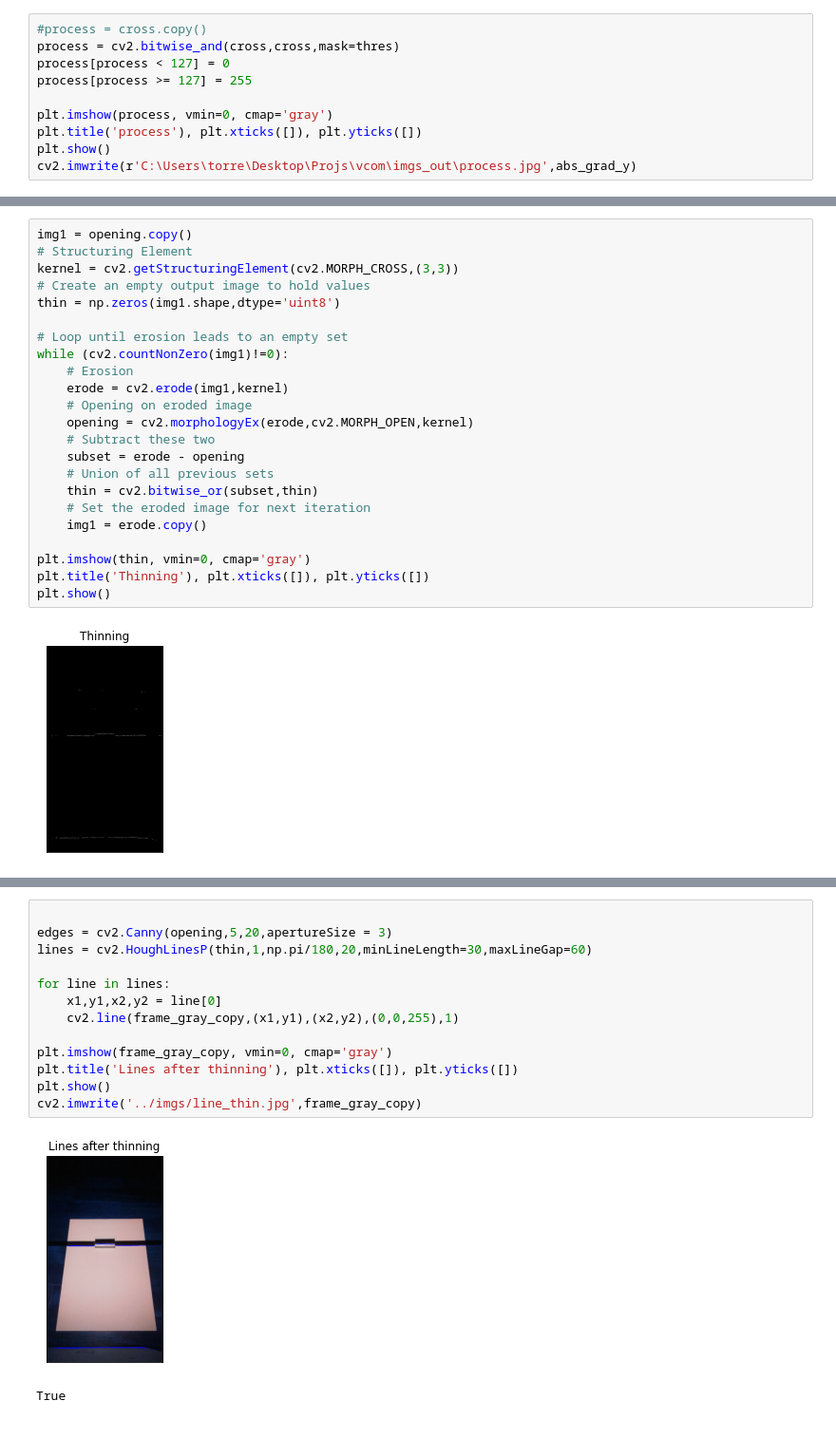
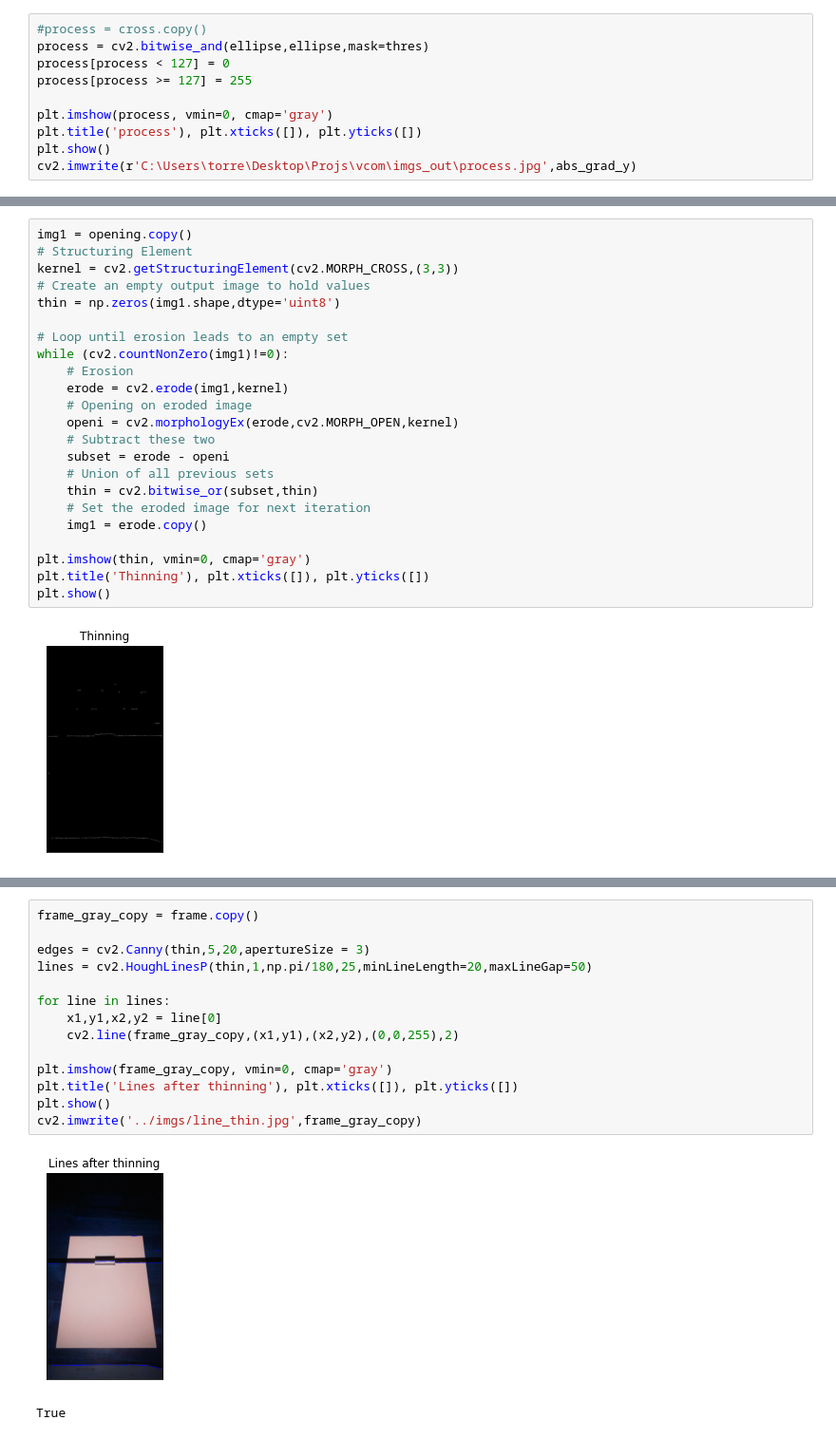
Before and after one commit to JoaoAbelha/VCOM-3D-Data-Acquisition, a Jupyter notebook: src/shadow_clahe.ipynb, the cells around one changed output, grey strips where cells are left out. Shown at 95% size. Saved outputs shown, nothing was run; the diff lists cells and outputs as text.

Commit message:
Improved version of shadow line segmentation

```diff
--- a/src/shadow_clahe.ipynb
+++ b/src/shadow_clahe.ipynb
@@ -92,7 +92,7 @@ plt.show()
 [figure]
 # %%
 #process = cross.copy()
-process = cv2.bitwise_and(cross,cross,mask=thres)
+process = cv2.bitwise_and(ellipse,ellipse,mask=thres)
 process[process < 127] = 0
 process[process >= 127] = 255
 
@@ -142,9 +142,9 @@ while (cv2.countNonZero(img1)!=0):
     # Erosion
     erode = cv2.erode(img1,kernel)
     # Opening on eroded image
-    opening = cv2.morphologyEx(erode,cv2.MORPH_OPEN,kernel)
+    openi = cv2.morphologyEx(erode,cv2.MORPH_OPEN,kernel)
     # Subtract these two
-    subset = erode - opening
+    subset = erode - openi
     # Union of all previous sets
     thin = cv2.bitwise_or(subset,thin)
     # Set the eroded image for next iteration
@@ -160,18 +160,19 @@ cv2.icv2.imwrite('../imgs/thin.jpg',frame_gray_copy)
 # %% [output]
 True
 # %%
+frame_gray_copy = frame.copy()
 
-edges = cv2.Canny(opening,5,20,apertureSize = 3)
-lines = cv2.HoughLinesP(thin,1,np.pi/180,20,minLineLength=30,maxLineGap=60)
+edges = cv2.Canny(thin,5,20,apertureSize = 3)
+lines = cv2.HoughLinesP(thin,1,np.pi/180,25,minLineLength=20,maxLineGap=50)
 
 for line in lines:
     x1,y1,x2,y2 = line[0]
-    cv2.line(frame_gray_copy,(x1,y1),(x2,y2),(0,0,255),1)
+    cv2.line(frame_gray_copy,(x1,y1),(x2,y2),(0,0,255),2)
 
 plt.imshow(frame_gray_copy, vmin=0, cmap='gray')
 plt.title('Lines after thinning'), plt.xticks([]), plt.yticks([])
 plt.show()
 cv2.imwrite('../imgs/line_thin.jpg',frame_gray_copy)
 # %% [output]
-[figure, old version]
+[figure, new version]
 True
```
Also changed, not shown: parts of 9 cells of this notebook, 1 other file.
